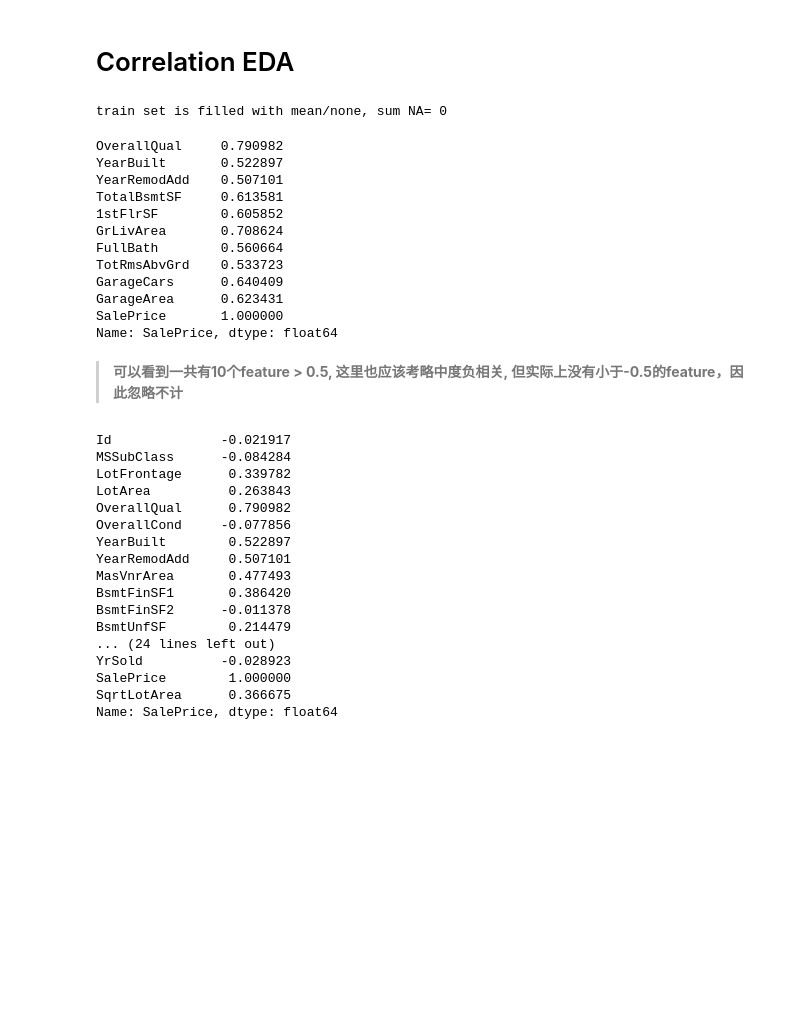
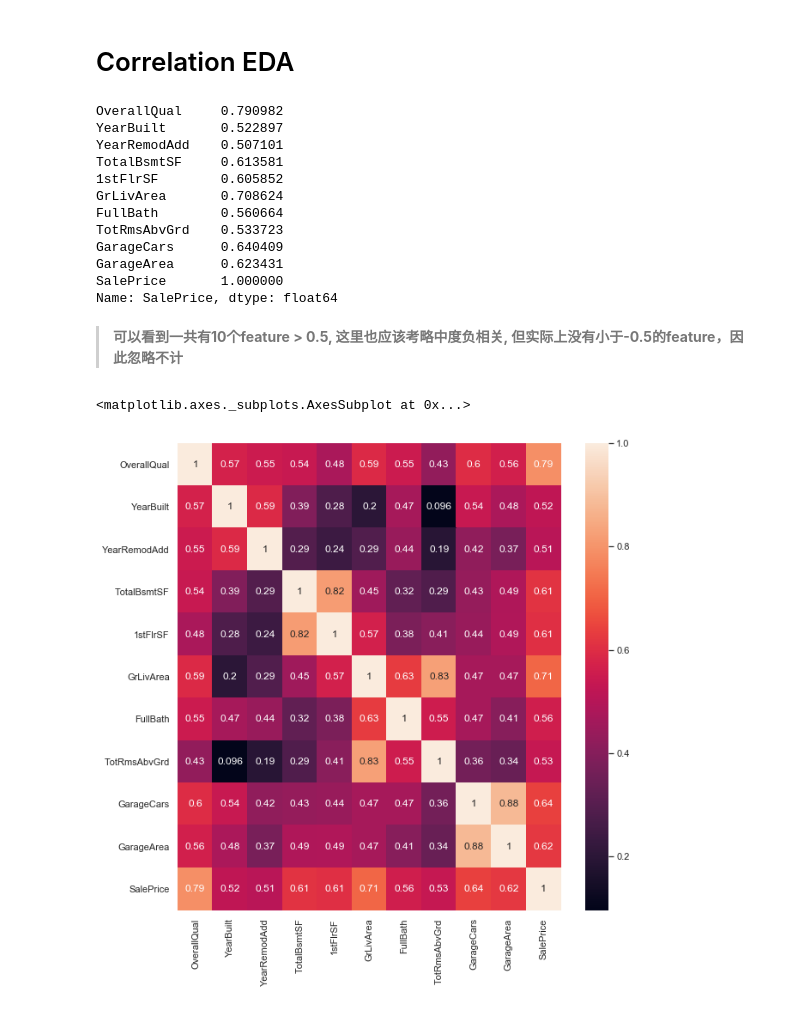
Before and after one commit to lizhicq/AI-course, a Jupyter notebook: 04 - 机器学习实战/W1 - LA House Price/HomeWork.ipynb, the cells around one changed output. Drawn from its saved outputs; the diff is of its cells as text; code cells hidden in the pictures; blank space fills up the shorter version.

```diff
--- a/04 - 机器学习实战/W1 - LA House Price/HomeWork.ipynb
+++ b/04 - 机器学习实战/W1 - LA House Price/HomeWork.ipynb
@@ -93,44 +94,29 @@ train = pd.read_csv('./data.csv') # 训练集的读取
 train1 = train
 train1=train1.fillna(train1.median())
 train1=train1.fillna('None')
-print('train set is filled with mean/none, sum NA=', sum(train1.isnull().sum()))
-
-
 top_corr_feature = train1.corr()['SalePrice']
-top_corr_feature[abs(top_corr_feature)>0.5]
+top_corr_feature = top_corr_feature[abs(top_corr_feature)>0.5]
+print(top_corr_feature)
 # %% [output]
-train set is filled with mean/none, sum NA= 0
+OverallQual     0.790982
+YearBuilt       0.522897
+YearRemodAdd    0.507101
+TotalBsmtSF     0.613581
+1stFlrSF        0.605852
+GrLivArea       0.708624
+FullBath        0.560664
+TotRmsAbvGrd    0.533723
+GarageCars      0.640409
+GarageArea      0.623431
+SalePrice       1.000000
+Name: SalePrice, dtype: float64
-OverallQual     0.790982
-YearBuilt       0.522897
-YearRemodAdd    0.507101
-TotalBsmtSF     0.613581
-1stFlrSF        0.605852
-GrLivArea       0.708624
-FullBath        0.560664
-TotRmsAbvGrd    0.533723
-GarageCars      0.640409
-GarageArea      0.623431
-SalePrice       1.000000
-Name: SalePrice, dtype: float64
 # %% [markdown]
 > **可以看到一共有10个feature > 0.5, 这里也应该考略中度负相关, 但实际上没有小于-0.5的feature，因此忽略不计**
-# %%
-top_corr_feature
-# %% [output]
-Id              -0.021917
-MSSubClass      -0.084284
-LotFrontage      0.339782
-LotArea          0.263843
-OverallQual      0.790982
-OverallCond     -0.077856
-YearBuilt        0.522897
-YearRemodAdd     0.507101
-MasVnrArea       0.477493
-BsmtFinSF1       0.386420
-BsmtFinSF2      -0.011378
-BsmtUnfSF        0.214479
-... (24 lines left out)
-YrSold          -0.028923
-SalePrice        1.000000
-SqrtLotArea      0.366675
-Name: SalePrice, dtype: float64
+# %%
+top_corr_matrix = train1[top_corr_feature.index].corr()
+fig, axs = plt.subplots(figsize=(10,10))
+# heatmap plot1
+sns.heatmap(top_corr_matrix, vmax=1, annot=True)
+# %% [output]
+<matplotlib.axes._subplots.AxesSubplot at 0x...>
+[figure, added]
```
Also changed, not shown: parts of 3 cells of this notebook, 1 other file.
